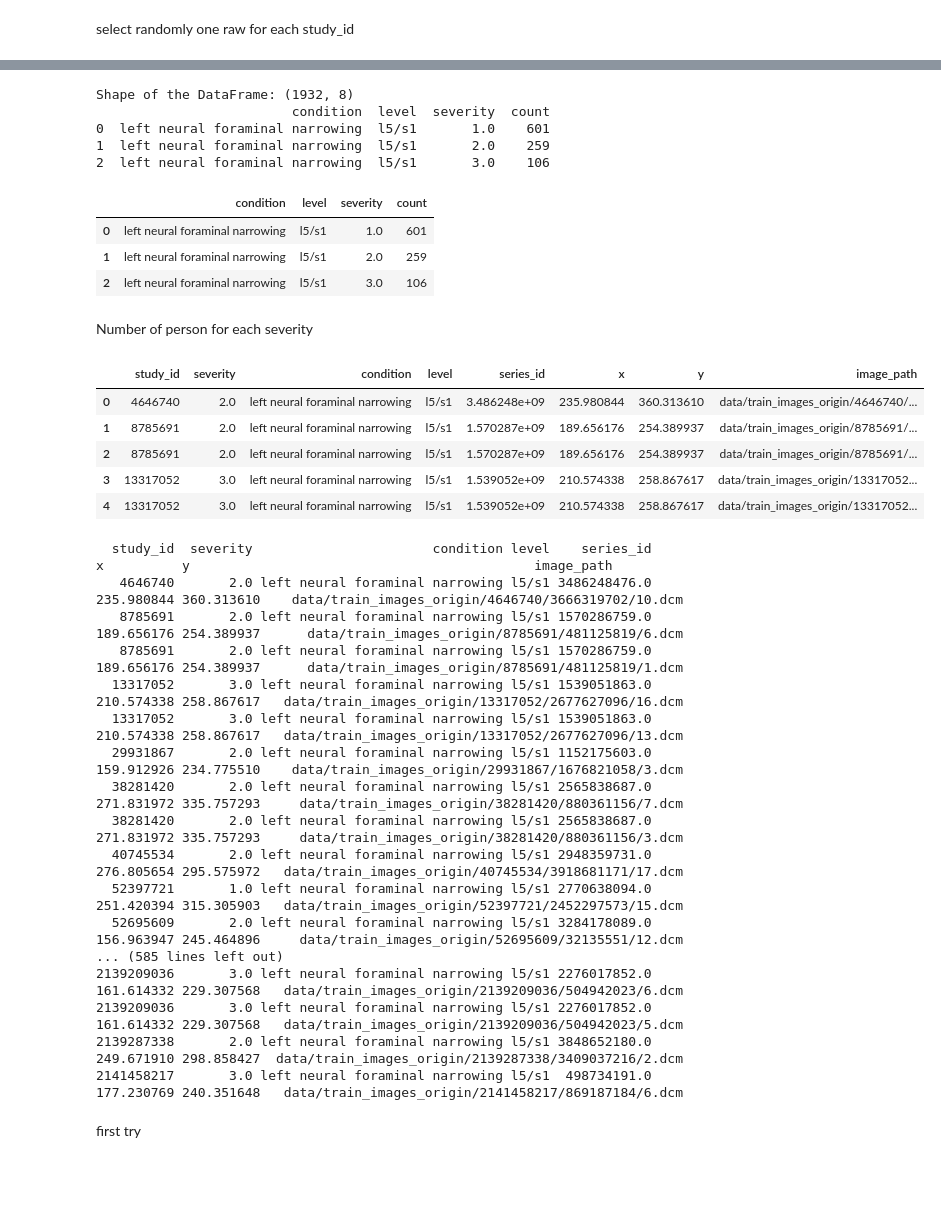
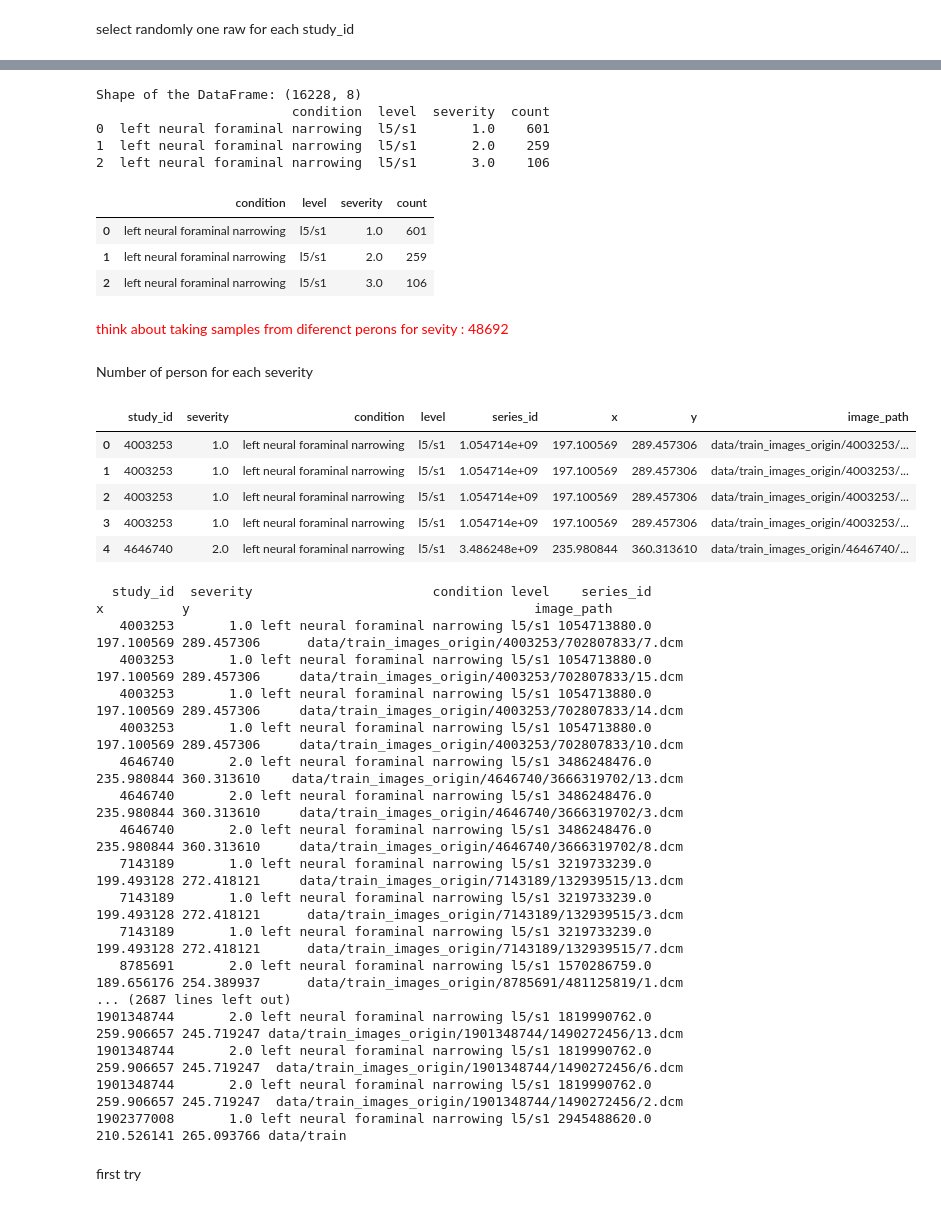
Before and after one commit to CogitoErgoDS/Spine_Degenerative_Classification, a Jupyter notebook: _20_7_spine-copy.ipynb, the cells around one changed output, grey strips where cells are left out. Drawn from its saved outputs; the diff is of its cells as text; code cells hidden in the pictures; blank space fills up the shorter version.

```diff
--- a/_20_7_spine-copy.ipynb
+++ b/_20_7_spine-copy.ipynb
@@ -811,0 +807,16 @@ random_sample_df
+# %%
+# Randomly select one row from each study_id, ensuring sample size does not exceed population size
+random_sample_df = df_end.groupby('study_id').apply(lambda x: x.sample(n=min(20, len(x)), random_state=RSEED)).reset_index(drop=True)
+random_sample_df
+
+# Create a new column in df_end to mark samples
+df_end['sampled'] = df_end['study_id'].isin(random_sample_df['study_id'])
+
+# Reset index to ensure 'index' column is available
+df_end = df_end.reset_index()
+
+# Mark the sampled rows with a flag (True if sampled, False otherwise)
+df_end['sampled'] = df_end.apply(lambda row: row['study_id'] in random_sample_df['study_id'].values and row['index'] in random_sample_df.index.values, axis=1)
+
+# Display the updated df_end with the sampled column
+print(df_end.head())
@@ -813,7 +831,7 @@ random_sample_df
 # Call the function count_severity_by_condition_level for checking the count of severity by condition and level
 count_severity_by_condition_level(random_sample_df)
 # %% [output]
-Shape of the DataFrame: (1932, 8)
+Shape of the DataFrame: (16228, 8)
                          condition  level  severity  count
 0  left neural foraminal narrowing  l5/s1       1.0    601
 1  left neural foraminal narrowing  l5/s1       2.0    259
@@ -822,33 +840,42 @@ Shape of the DataFrame: (1932, 8)
 | 0 | left neural foraminal narrowing | l5/s1 | 1.0 | 601 |
 | 1 | left neural foraminal narrowing | l5/s1 | 2.0 | 259 |
 | 2 | left neural foraminal narrowing | l5/s1 | 3.0 | 106 |
+# %%
+display(Markdown('<span style="color:red"> think about taking samples from diferenct perons for sevity : 48692</span>'))
+# %% [output]
+<span style="color:red"> think about taking samples from diferenct perons for sevity : 48692</span>
 # %% [markdown]
 Number of person for each severity
 # %%
 # Function to get random samples for each severity level
-number_persons_train = 10
+unselected_df = df_end[~df_end['sampled']]
+number_persons_train = 1000
 def get_random_samples(df, severity, number, random_state=RSEED):
     return df[df['severity'] == severity].sample(n=number_persons_train, random_state=random_state)
 
 # Get random samples for each severity level
+# random_sample_severity_1 = get_random_samples(unselected_df, severity=1.0, number=number_persons_train)
+# random_sample_severity_2 = get_random_samples(unselected_df, severity=2.0, number=number_persons_train)
+# random_sample_severity_3 = get_random_samples(unselected_df, severity=3.0, number=number_persons_train)
+
 random_sample_severity_1 = get_random_samples(random_sample_df, severity=1.0, number=number_persons_train)
 random_sample_severity_2 = get_random_samples(random_sample_df, severity=2.0, number=number_persons_train)
 random_sample_severity_3 = get_random_samples(random_sample_df, severity=3.0, number=number_persons_train)
 
 # Combine the samples into one DataFrame
 random_samples_combined = pd.concat([random_sample_severity_1, random_sample_severity_2, random_sample_severity_3])
 
 # Display the combined random samples
 random_samples_combined.head()
 random_samples_combined = random_samples_combined.sort_values(by='study_id').reset_index(drop=True)
 random_samples_combined.head()
 # %% [output]
 |  | study_id | severity | condition | level | series_id | x | y | image_path |
-| 0 | 4646740 | 2.0 | left neural foraminal narrowing | l5/s1 | 3.486248e+09 | 235.980844 | 360.313610 | data/train_images_origin/4646740/... |
-| 1 | 8785691 | 2.0 | left neural foraminal narrowing | l5/s1 | 1.570287e+09 | 189.656176 | 254.389937 | data/train_images_origin/8785691/... |
-| 2 | 8785691 | 2.0 | left neural foraminal narrowing | l5/s1 | 1.570287e+09 | 189.656176 | 254.389937 | data/train_images_origin/8785691/... |
-| 3 | 13317052 | 3.0 | left neural foraminal narrowing | l5/s1 | 1.539052e+09 | 210.574338 | 258.867617 | data/train_images_origin/13317052... |
-| 4 | 13317052 | 3.0 | left neural foraminal narrowing | l5/s1 | 1.539052e+09 | 210.574338 | 258.867617 | data/train_images_origin/13317052... |
+| 0 | 4003253 | 1.0 | left neural foraminal narrowing | l5/s1 | 1.054714e+09 | 197.100569 | 289.457306 | data/train_images_origin/4003253/... |
+| 1 | 4003253 | 1.0 | left neural foraminal narrowing | l5/s1 | 1.054714e+09 | 197.100569 | 289.457306 | data/train_images_origin/4003253/... |
+| 2 | 4003253 | 1.0 | left neural foraminal narrowing | l5/s1 | 1.054714e+09 | 197.100569 | 289.457306 | data/train_images_origin/4003253/... |
+| 3 | 4003253 | 1.0 | left neural foraminal narrowing | l5/s1 | 1.054714e+09 | 197.100569 | 289.457306 | data/train_images_origin/4003253/... |
+| 4 | 4646740 | 2.0 | left neural foraminal narrowing | l5/s1 | 3.486248e+09 | 235.980844 | 360.313610 | data/train_images_origin/4646740/... |
 # %%
 # prints in the wide format
 df_end = random_samples_combined
@@ -858,22 +885,22 @@ df_end = random_samples_combined
 print(df_end.to_string(index=False, header=True))
 # %% [output]
   study_id  severity                       condition level    series_id          x          y                                            image_path
-   4646740       2.0 left neural foraminal narrowing l5/s1 3486248476.0 235.980844 360.313610    data/train_images_origin/4646740/3666319702/10.dcm
-   8785691       2.0 left neural foraminal narrowing l5/s1 1570286759.0 189.656176 254.389937      data/train_images_origin/8785691/481125819/6.dcm
+   4003253       1.0 left neural foraminal narrowing l5/s1 1054713880.0 197.100569 289.457306      data/train_images_origin/4003253/702807833/7.dcm
+   4003253       1.0 left neural foraminal narrowing l5/s1 1054713880.0 197.100569 289.457306     data/train_images_origin/4003253/702807833/15.dcm
+   4003253       1.0 left neural foraminal narrowing l5/s1 1054713880.0 197.100569 289.457306     data/train_images_origin/4003253/702807833/14.dcm
+   4003253       1.0 left neural foraminal narrowing l5/s1 1054713880.0 197.100569 289.457306     data/train_images_origin/4003253/702807833/10.dcm
+   4646740       2.0 left neural foraminal narrowing l5/s1 3486248476.0 235.980844 360.313610    data/train_images_origin/4646740/3666319702/13.dcm
+   4646740       2.0 left neural foraminal narrowing l5/s1 3486248476.0 235.980844 360.313610     data/train_images_origin/4646740/3666319702/3.dcm
+   4646740       2.0 left neural foraminal narrowing l5/s1 3486248476.0 235.980844 360.313610     data/train_images_origin/4646740/3666319702/8.dcm
+   7143189       1.0 left neural foraminal narrowing l5/s1 3219733239.0 199.493128 272.418121     data/train_images_origin/7143189/132939515/13.dcm
+   7143189       1.0 left neural foraminal narrowing l5/s1 3219733239.0 199.493128 272.418121      data/train_images_origin/7143189/132939515/3.dcm
+   7143189       1.0 left neural foraminal narrowing l5/s1 3219733239.0 199.493128 272.418121      data/train_images_origin/7143189/132939515/7.dcm
    8785691       2.0 left neural foraminal narrowing l5/s1 1570286759.0 189.656176 254.389937      data/train_images_origin/8785691/481125819/1.dcm
-  13317052       3.0 left neural foraminal narrowing l5/s1 1539051863.0 210.574338 258.867617   data/train_images_origin/13317052/2677627096/16.dcm
-  13317052       3.0 left neural foraminal narrowing l5/s1 1539051863.0 210.574338 258.867617   data/train_images_origin/13317052/2677627096/13.dcm
-  29931867       2.0 left neural foraminal narrowing l5/s1 1152175603.0 159.912926 234.775510    data/train_images_origin/29931867/1676821058/3.dcm
-  38281420       2.0 left neural foraminal narrowing l5/s1 2565838687.0 271.831972 335.757293     data/train_images_origin/38281420/880361156/7.dcm
-  38281420       2.0 left neural foraminal narrowing l5/s1 2565838687.0 271.831972 335.757293     data/train_images_origin/38281420/880361156/3.dcm
-  40745534       2.0 left neural foraminal narrowing l5/s1 2948359731.0 276.805654 295.575972   data/train_images_origin/40745534/3918681171/17.dcm
-  52397721       1.0 left neural foraminal narrowing l5/s1 2770638094.0 251.420394 315.305903   data/train_images_origin/52397721/2452297573/15.dcm
-  52695609       2.0 left neural foraminal narrowing l5/s1 3284178089.0 156.963947 245.464896     data/train_images_origin/52695609/32135551/12.dcm
-... (585 lines left out)
-2139209036       3.0 left neural foraminal narrowing l5/s1 2276017852.0 161.614332 229.307568   data/train_images_origin/2139209036/504942023/6.dcm
-2139209036       3.0 left neural foraminal narrowing l5/s1 2276017852.0 161.614332 229.307568   data/train_images_origin/2139209036/504942023/5.dcm
-2139287338       2.0 left neural foraminal narrowing l5/s1 3848652180.0 249.671910 298.858427  data/train_images_origin/2139287338/3409037216/2.dcm
-2141458217       3.0 left neural foraminal narrowing l5/s1  498734191.0 177.230769 240.351648   data/train_images_origin/2141458217/869187184/6.dcm
+... (2687 lines left out)
+1901348744       2.0 left neural foraminal narrowing l5/s1 1819990762.0 259.906657 245.719247 data/train_images_origin/1901348744/1490272456/13.dcm
+1901348744       2.0 left neural foraminal narrowing l5/s1 1819990762.0 259.906657 245.719247  data/train_images_origin/1901348744/1490272456/6.dcm
+1901348744       2.0 left neural foraminal narrowing l5/s1 1819990762.0 259.906657 245.719247  data/train_images_origin/1901348744/1490272456/2.dcm
+1902377008       1.0 left neural foraminal narrowing l5/s1 2945488620.0 210.526141 265.093766 data/train
 # %%
 df_end.dtypes
 df_end['condition'] = df_end['condition'].astype('category').cat.codes
```
Also changed, not shown: parts of 25 cells of this notebook, 7 other files.
